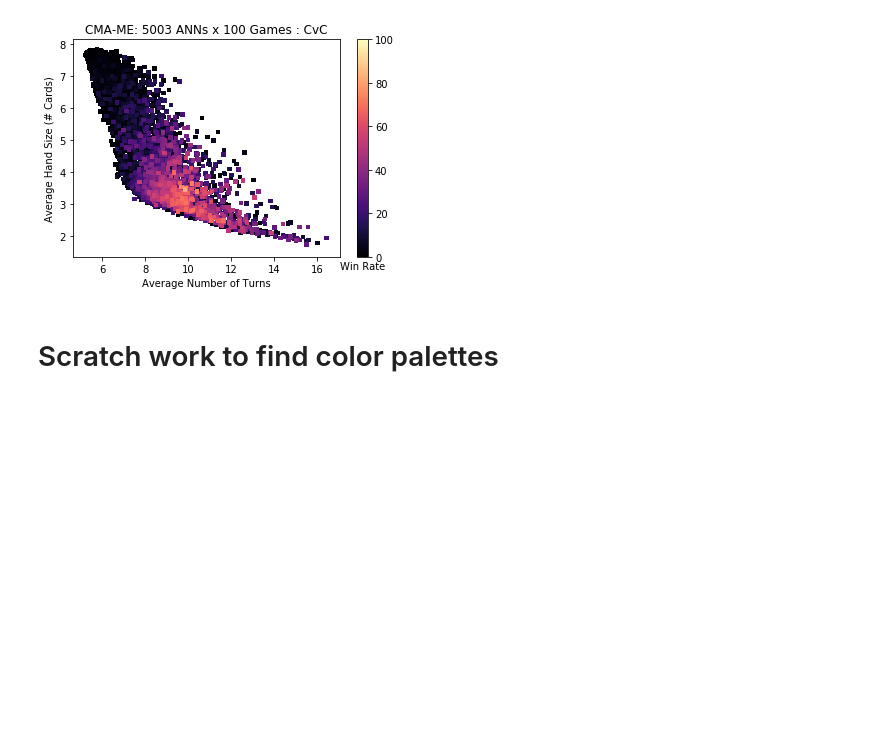
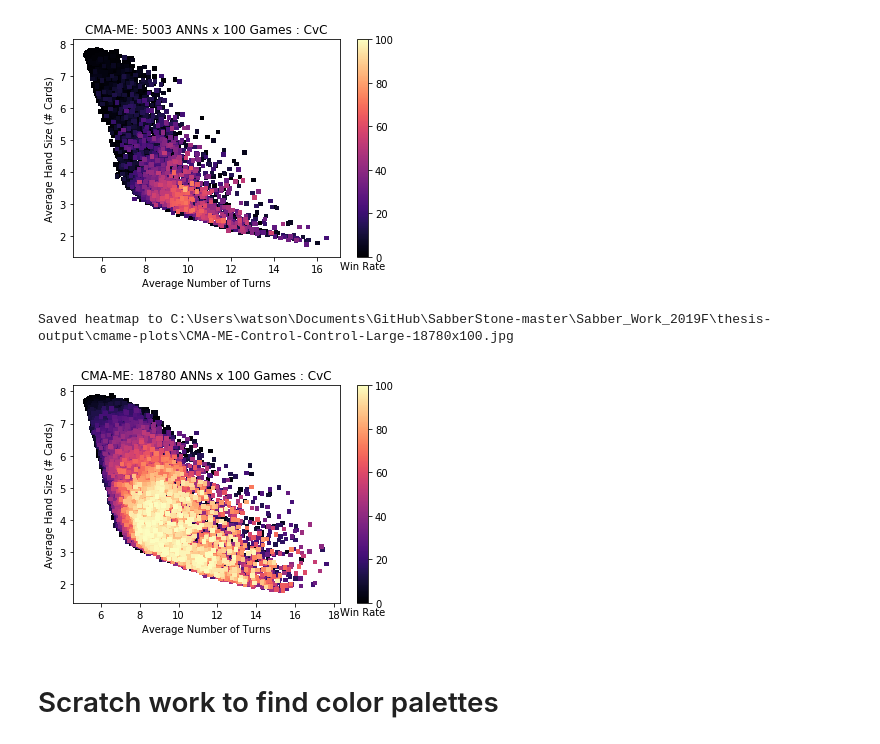
Before and after one commit to cww5/Sabber_Work_2019F, a Jupyter notebook: thesis-extensions/Spring_Data_Analysis.ipynb, the cells around one changed output. Drawn from its saved outputs; the diff is of its cells as text; code cells hidden in the pictures; blank space fills up the shorter version.

Commit message:
20200407 - CMAME for large evolved NN

```diff
--- a/thesis-extensions/Spring_Data_Analysis.ipynb
+++ b/thesis-extensions/Spring_Data_Analysis.ipynb
@@ -911,6 +911,18 @@ cma_me_ann_heatmap(
 # %% [output]
 Saved heatmap to C:\Users\watson\Documents\GitHub\SabberStone-master\Sabber_Work_2019F\thesis-output\cmame-plots\CMA-ME-Control-Control-5003x100.jpg
 [figure]
+# %%
+cma_me_ann_heatmap(
+    {
+        'Individual-Logs':os.path.join(strategy_dir, 'CvsNNC_Large\\logs\\individual_log.csv'),
+        'Strat-1':'Control',
+        'Strat-2':'Control-Large',
+        'Output-Folder':cmame_outputdir
+    }
+)
+# %% [output]
+Saved heatmap to C:\Users\watson\Documents\GitHub\SabberStone-master\Sabber_Work_2019F\thesis-output\cmame-plots\CMA-ME-Control-Control-Large-18780x100.jpg
+[figure, added]
 # %%
 fig, ax = plt.subplots()
 sc = ax.scatter(x, y, c=sub['WinRate'], marker='s', s=20, cmap='magma', vmin=0, vmax=100, edgecolors="none")
```
Also changed, not shown: 1 other file.
